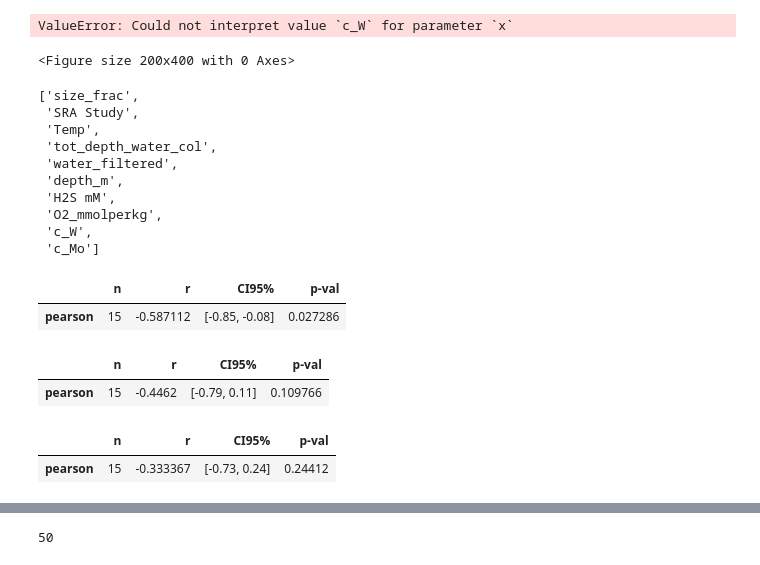
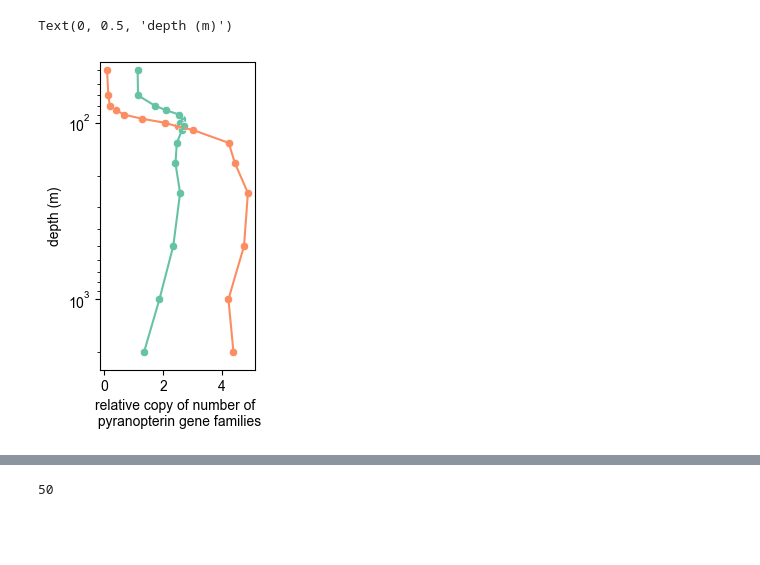
Before and after one commit to jgoldford/pyranopterin, a Jupyter notebook: notebooks-figures/black-sea.Fig1.ipynb, the cells around one changed output, grey strips where cells are left out. Saved outputs shown, nothing was run; the diff lists cells and outputs as text; code cells hidden in the pictures; blank space fills up the shorter version.

```diff
--- a/notebooks-figures/black-sea.Fig1.ipynb
+++ b/notebooks-figures/black-sea.Fig1.ipynb
@@ -47,61 +43,36 @@ ko_abundances = pd.DataFrame(np.dot(X,C),columns=["c_W","c_Mo"],index = list(rel
 #df["c_Mo"] = df[[x for x in list(df) if x in mo_ko]].sum(axis=1)
 dfp = df[["depth_m"]].join(ko_abundances)
 
 cmap = sns.color_palette("Set2")
 
 plt.figure(figsize=(2,4))
 
 #gene = "K05772"
 #gene = "K05773"
 #gene = "K06857"
 gene = "c_W"
-sns.scatterplot(x=gene,data=df,y="depth_m",color=cmap[1])
-#sns.lineplot(x=gene,data=df,y="depth_m",color=cmap[1])
-plt.plot(df.sort_values("depth_m")[gene],dfp.sort_values("depth_m")["depth_m"],color=cmap[1])
+sns.scatterplot(x=gene,data=dfp,y="depth_m",color=cmap[1])
+plt.plot(dfp.sort_values("depth_m")[gene],dfp.sort_values("depth_m")["depth_m"],color=cmap[1])
 
 gene = "c_Mo"
 
-sns.scatterplot(x=gene,data=df,y="depth_m",color=cmap[0])
-#sns.lineplot(x=gene,data=df,y="depth_m",color=cmap[0])
-plt.plot(df.sort_values("depth_m")[gene],dfp.sort_values("depth_m")["depth_m"],color=cmap[0])
+sns.scatterplot(x=gene,data=dfp,y="depth_m",color=cmap[0])
+plt.plot(dfp.sort_values("depth_m")[gene],dfp.sort_values("depth_m")["depth_m"],color=cmap[0])
 
 
 plt.xlabel("relative copy of number of \n pyranopterin gene families")
 
 
-#plt.ylabel("$aor$ abundance")
-#plt.xlabel("depth (m)")
 
-#ax2 = plt.twinx()
-#feature = "O2_mmolperkg"
-#feature = "H2S mM"
-#sns.lineplot(y=feature,data=df,x="depth_m",color=cmap1[1],ax=ax2)
-#sns.scatterplot(y=feature,data=df,x="depth_m",color=cmap1[1],ax=ax2)
 
-#sns.lineplot(y="O2_mmolperkg",data=df,x="depth_m",color="r",ax=ax2)
-#sns.scatterplot(y="O2_mmolperkg",data=df,x="depth_m",color="r",ax=ax2)
-#plt.ylim([8,2500])
 plt.ylim([45,2500])
 
 plt.gca().invert_yaxis()
 
 plt.yscale("log")
 #plt.ylabel("dissolved oxygen (mmol / kg)")
 #plt.label("depth (m)")
 plt.ylabel("depth (m)")
 # %% [output]
-ValueError: Could not interpret value `c_W` for parameter `x`
+Text(0, 0.5, 'depth (m)')
-<Figure size 200x400 with 0 Axes>
+[figure, added]
-# %%
-list(df)[-10:]
-# %% [output]
-['size_frac',
- 'SRA Study',
- 'Temp',
- 'tot_depth_water_col',
- 'water_filtered',
- 'depth_m',
- 'H2S mM',
- 'O2_mmolperkg',
- 'c_W',
- 'c_Mo']
@@ -110,15 +78,0 @@ from pingouin import partial_corr
-# %%
-partial_corr(data=df,x = "O2_mmolperkg", y="c_Mo",covar=["H2S mM"])
-# %% [output]
-|  | n | r | CI95% | p-val |
-| pearson | 15 | -0.587112 | [-0.85, -0.08] | 0.027286 |
-# %%
-partial_corr(data=df,x = "H2S mM", y="c_Mo",covar=["O2_mmolperkg"])
-# %% [output]
-|  | n | r | CI95% | p-val |
-| pearson | 15 | -0.4462 | [-0.79, 0.11] | 0.109766 |
-# %%
-partial_corr(data=df,x = "O2_mmolperkg", y="c_W",covar=["H2S mM"])
-# %% [output]
-|  | n | r | CI95% | p-val |
-| pearson | 15 | -0.333367 | [-0.73, 0.24] | 0.24412 |
```
Also changed, not shown: parts of 48 cells of this notebook, 1 other file.
